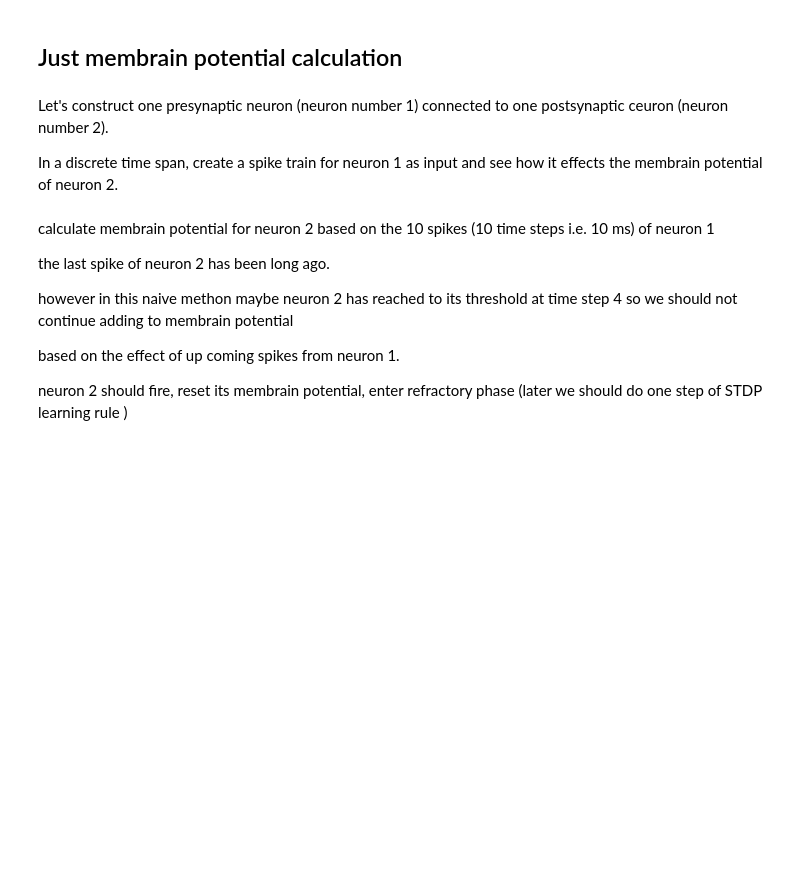
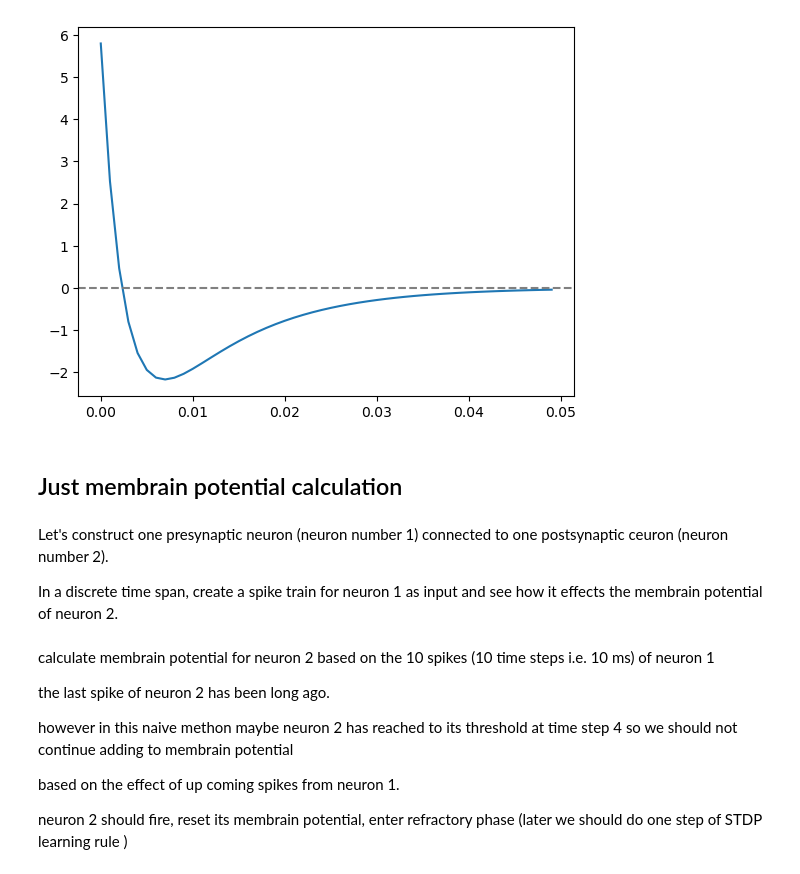
Before and after one commit to mehranfaraji/STDP-Finds-Start-of-Patterns, a Jupyter notebook: SRM-simple.ipynb, the cells around one changed output. Drawn from its saved outputs; the diff is of its cells as text; code cells hidden in the pictures; blank space fills up the shorter version.

```diff
--- a/SRM-simple.ipynb
+++ b/SRM-simple.ipynb
@@ -23,3 +208,7 @@ def pprint(A, precision=2):
+# %%
+test.plot_kernel_('eta', 0.05, 0.001)
+# %% [output]
+[figure, added]
 # %%
 def find_max_and_K(tau_m, tau_s):
     # Find the maximum value of epsilon_func
```
Also changed, not shown: parts of 10 cells of this notebook.
